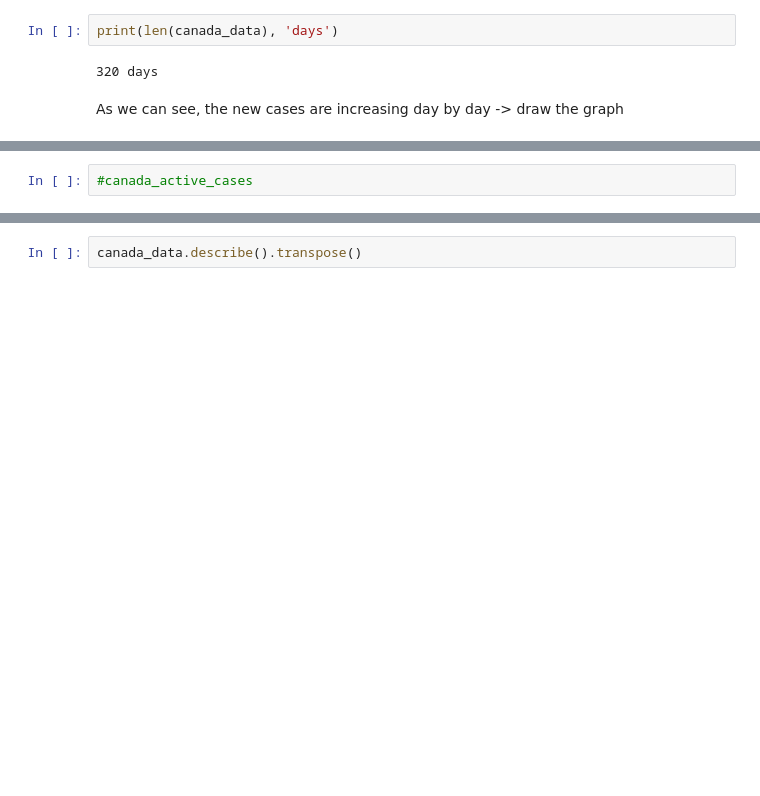
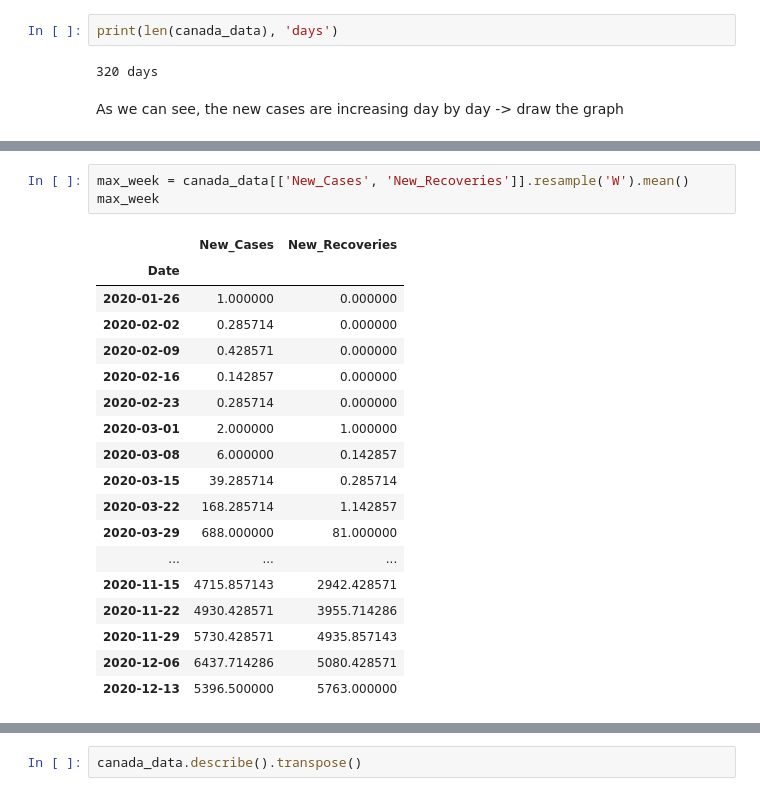
Before and after one commit to hieu-le296/Canada-covid19-analysis, a Jupyter notebook: project.ipynb, the cells around one changed output, grey strips where cells are left out. Drawn from its saved outputs; the diff is of its cells as text; blank space fills up the shorter version.

```diff
--- a/project.ipynb
+++ b/project.ipynb
@@ -84,2 +87,22 @@ canada_data[canada_data['New_Cases'] > 1000]
-# %%
-#canada_active_cases
+# %%
+max_week = canada_data[['New_Cases', 'New_Recoveries']].resample('W').mean()
+max_week
+# %% [output]
+|  | New_Cases | New_Recoveries |
+| Date |  |  |
+| 2020-01-26 | 1.000000 | 0.000000 |
+| 2020-02-02 | 0.285714 | 0.000000 |
+| 2020-02-09 | 0.428571 | 0.000000 |
+| 2020-02-16 | 0.142857 | 0.000000 |
+| 2020-02-23 | 0.285714 | 0.000000 |
+| 2020-03-01 | 2.000000 | 1.000000 |
+| 2020-03-08 | 6.000000 | 0.142857 |
+| 2020-03-15 | 39.285714 | 0.285714 |
+| 2020-03-22 | 168.285714 | 1.142857 |
+| 2020-03-29 | 688.000000 | 81.000000 |
+| ... | ... | ... |
+| 2020-11-15 | 4715.857143 | 2942.428571 |
+| 2020-11-22 | 4930.428571 | 3955.714286 |
+| 2020-11-29 | 5730.428571 | 4935.857143 |
+| 2020-12-06 | 6437.714286 | 5080.428571 |
+| 2020-12-13 | 5396.500000 | 5763.000000 |
```
Also changed, not shown: parts of 12 cells of this notebook, 2 other files.
